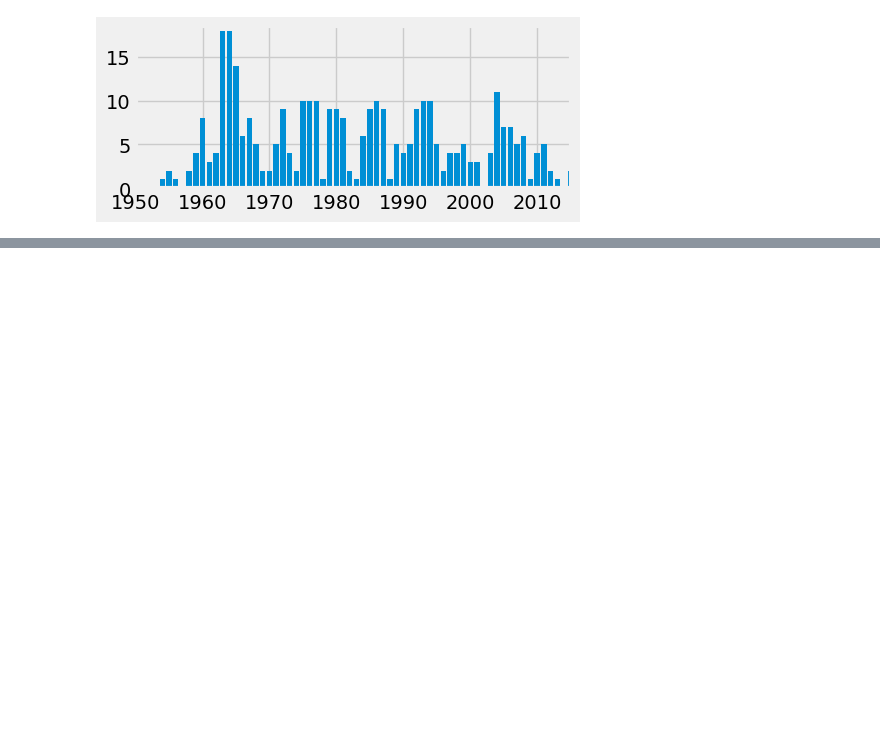
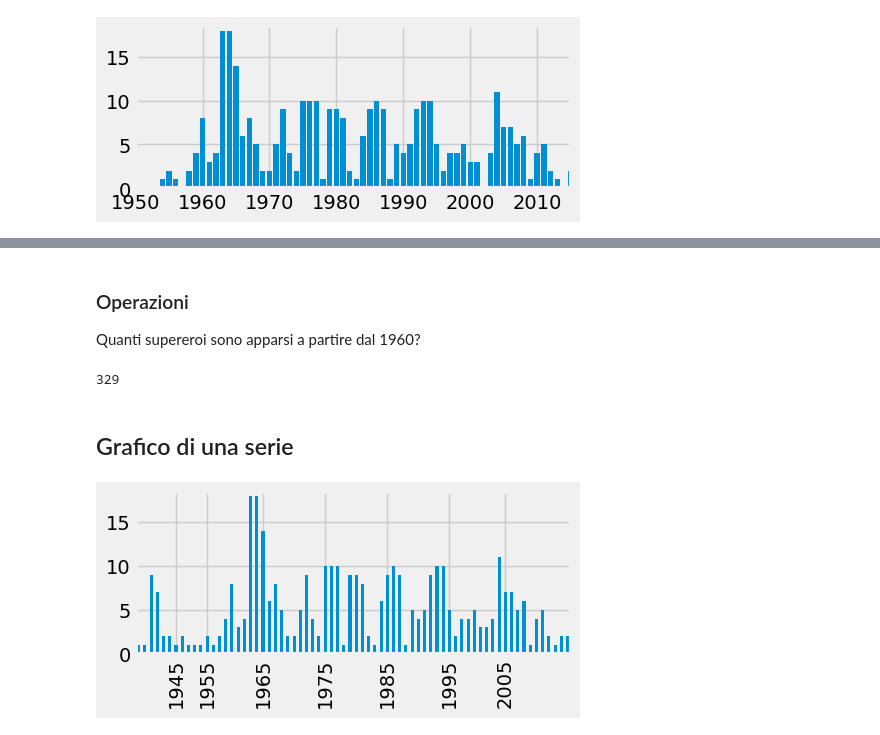
Before and after one commit to gabrielebagnasco/Statistica, a Jupyter notebook: appunti.ipynb, the cells around one changed output, grey strips where cells are left out. Cells and saved outputs as stored; diff of their text form; code cells hidden in the pictures; blank space fills up the shorter version.

```diff
--- a/appunti.ipynb
+++ b/appunti.ipynb
@@ -268,0 +271,12 @@ plt.show()
+# %%
+import csv
+import numpy as np
+import matplotlib.pyplot as plt
+import pandas as pd
+
+plt.style.use('fivethirtyeight')
+plt.rc('figure', figsize=(5.0, 2.0))
+
+with open('jupyter/data/heroes.csv', 'r') as heroes_file:
+  heroes_reader = csv.reader(heroes_file, delimiter=';', quotechar='"')
+  heroes = list(heroes_reader)[1:]
@@ -268,0 +285,6 @@ plt.show()
+# %%
+years = [int(h[7]) if h[7] else None for h in heroes]
+names = [h[0] for h in heroes]
+first_appearance = pd.Series(years, index = names)
+
+first_appearance
@@ -268,0 +456,3 @@ plt.show()
+# %%
+first_app_freq = first_appearance[first_appearance < 2090].value_counts().sort_index()
+first_app_freq.head(10)
@@ -268,0 +471,18 @@ plt.show()
+# %% [markdown]
+### Operazioni
+Quanti supereroi sono apparsi a partire dal 1960?
+# %%
+sum(first_app_freq[1960:])
+# %% [output]
+329
+# %% [markdown]
+## Grafico di una serie
+# %%
+years = np.arange(1945, 2010, 10)
+index_pos = [first_app_freq.index.get_loc(y) for y in years]
+first_app_freq.plot.bar()
+plt.xticks(index_pos, years)
+plt.ylim((0, 18.5))
+plt.show()
+# %% [output]
+[figure, added]
```
Also changed, not shown: parts of 41 cells of this notebook.
